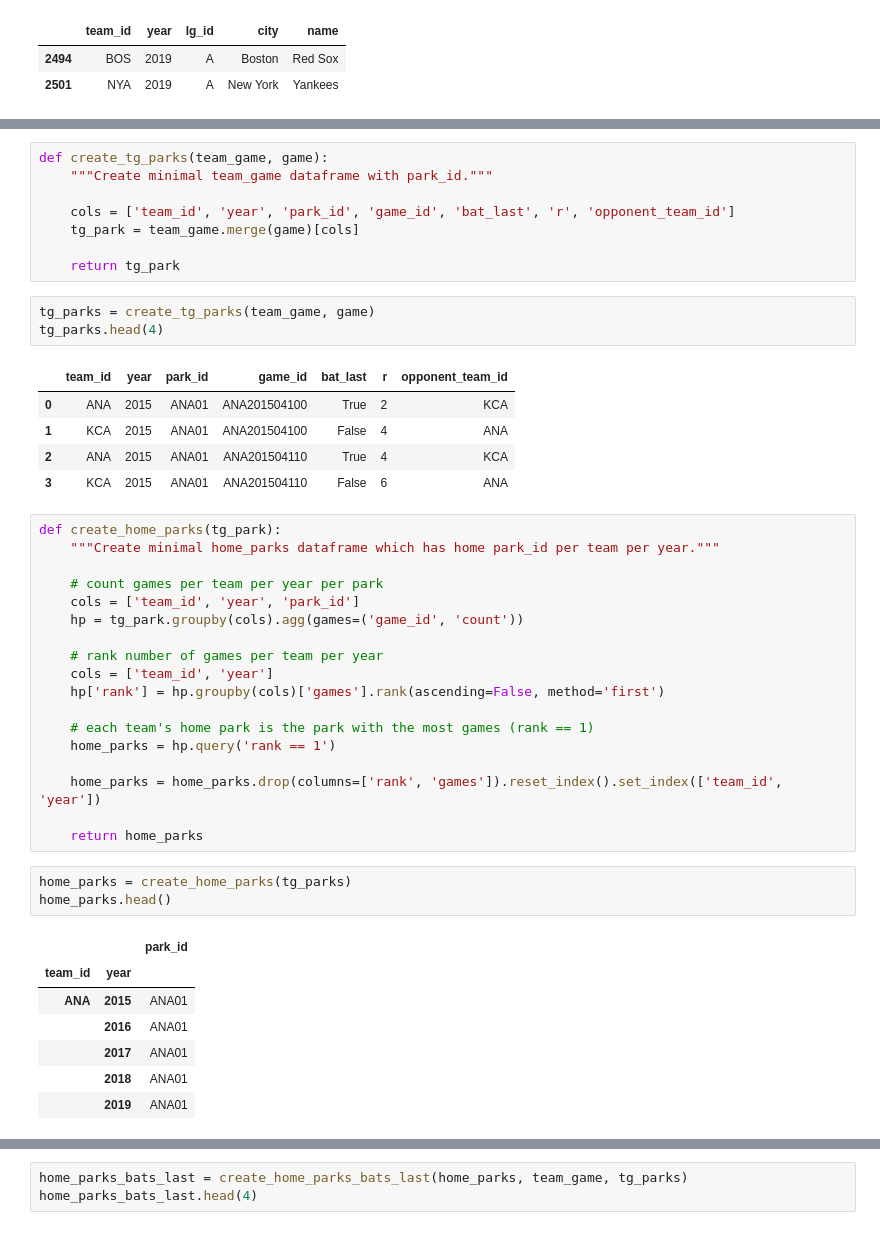
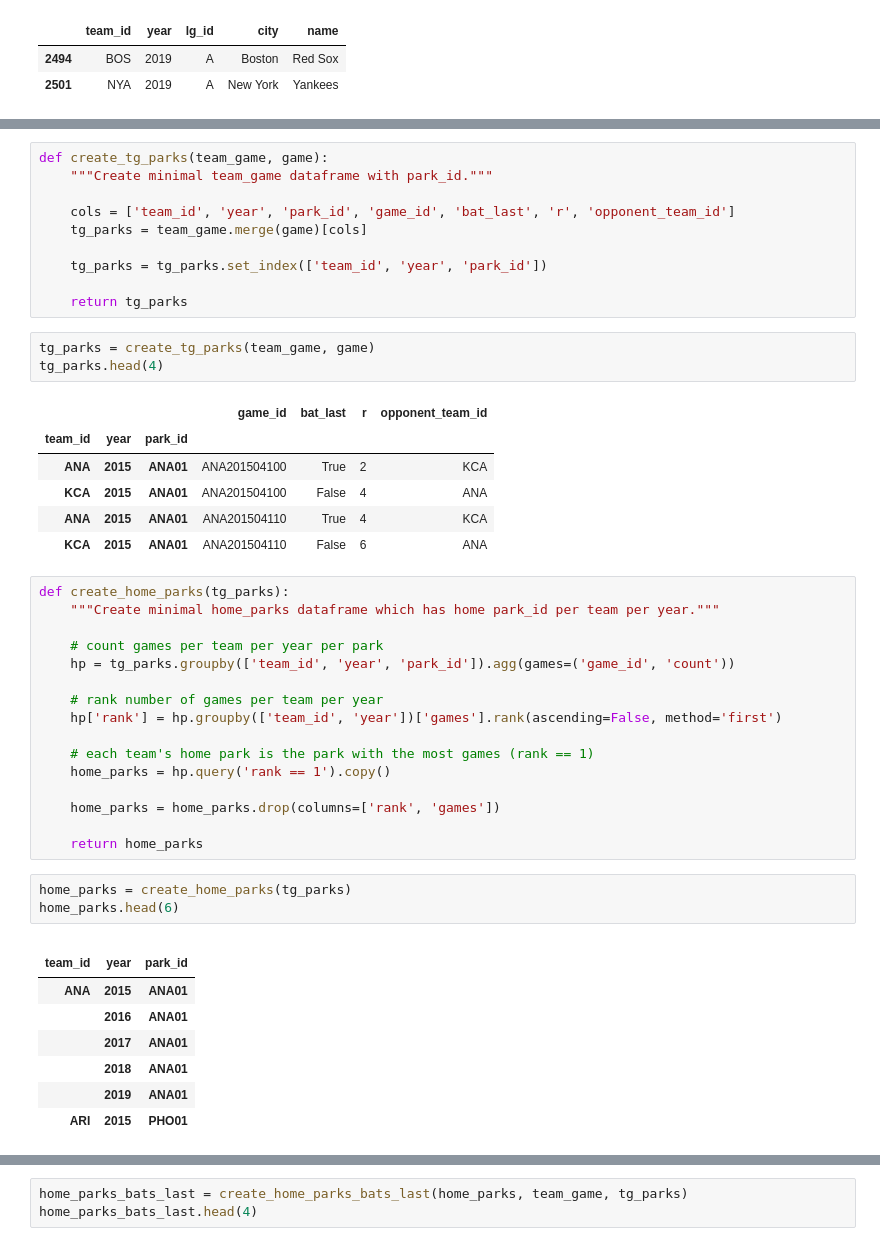
Before and after one commit to sdiehl28/baseball-analytics, a Jupyter notebook: baseball_jupyter_nb/03a_ParkFactor_CSV.ipynb, the cells around one changed output, grey strips where cells are left out. Cells and saved outputs as stored; diff of their text form.

```diff
--- a/baseball_jupyter_nb/03a_ParkFactor_CSV.ipynb
+++ b/baseball_jupyter_nb/03a_ParkFactor_CSV.ipynb
@@ -157,47 +164,49 @@ def create_tg_parks(team_game, game):
     """Create minimal team_game dataframe with park_id."""
 
     cols = ['team_id', 'year', 'park_id', 'game_id', 'bat_last', 'r', 'opponent_team_id']
-    tg_park = team_game.merge(game)[cols]
+    tg_parks = team_game.merge(game)[cols]
 
-    return tg_park
+    tg_parks = tg_parks.set_index(['team_id', 'year', 'park_id'])
+
+    return tg_parks
 # %%
 tg_parks = create_tg_parks(team_game, game)
 tg_parks.head(4)
 # %% [output]
-|  | team_id | year | park_id | game_id | bat_last | r | opponent_team_id |
-| 0 | ANA | 2015 | ANA01 | ANA201504100 | True | 2 | KCA |
-| 1 | KCA | 2015 | ANA01 | ANA201504100 | False | 4 | ANA |
-| 2 | ANA | 2015 | ANA01 | ANA201504110 | True | 4 | KCA |
-| 3 | KCA | 2015 | ANA01 | ANA201504110 | False | 6 | ANA |
+|  |  |  | game_id | bat_last | r | opponent_team_id |
+| team_id | year | park_id |  |  |  |  |
+| ANA | 2015 | ANA01 | ANA201504100 | True | 2 | KCA |
+| KCA | 2015 | ANA01 | ANA201504100 | False | 4 | ANA |
+| ANA | 2015 | ANA01 | ANA201504110 | True | 4 | KCA |
+| KCA | 2015 | ANA01 | ANA201504110 | False | 6 | ANA |
 # %%
-def create_home_parks(tg_park):
+def create_home_parks(tg_parks):
     """Create minimal home_parks dataframe which has home park_id per team per year."""
 
     # count games per team per year per park
-    cols = ['team_id', 'year', 'park_id']
-    hp = tg_park.groupby(cols).agg(games=('game_id', 'count'))
+    hp = tg_parks.groupby(['team_id', 'year', 'park_id']).agg(games=('game_id', 'count'))
 
     # rank number of games per team per year
-    cols = ['team_id', 'year']
-    hp['rank'] = hp.groupby(cols)['games'].rank(ascending=False, method='first')
+    hp['rank'] = hp.groupby(['team_id', 'year'])['games'].rank(ascending=False, method='first')
 
     # each team's home park is the park with the most games (rank == 1)
-    home_parks = hp.query('rank == 1')
+    home_parks = hp.query('rank == 1').copy()
 
-    home_parks = home_parks.drop(columns=['rank', 'games']).reset_index().set_index(['team_id', 'year'])
+    home_parks = home_parks.drop(columns=['rank', 'games'])
 
     return home_parks
 # %%
 home_parks = create_home_parks(tg_parks)
-home_parks.head()
+home_parks.head(6)
 # %% [output]
-|  |  | park_id |
-| team_id | year |  |
+|  |  |  |
+| team_id | year | park_id |
 | ANA | 2015 | ANA01 |
 |  | 2016 | ANA01 |
 |  | 2017 | ANA01 |
 |  | 2018 | ANA01 |
 |  | 2019 | ANA01 |
+| ARI | 2015 | PHO01 |
 # %%
 def create_home_parks_bats_last(home_parks, team_game, tg_parks):
     """Create dataframe with each game's park_id and the team batting last's home park_id."""
```
Also changed, not shown: parts of 8 cells of this notebook.
